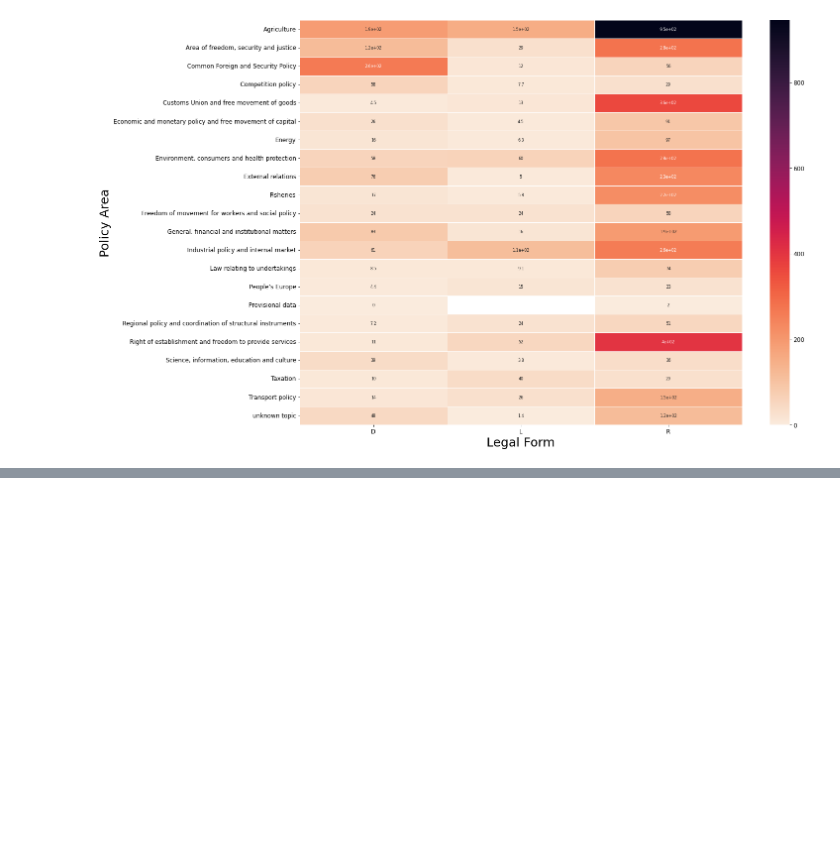
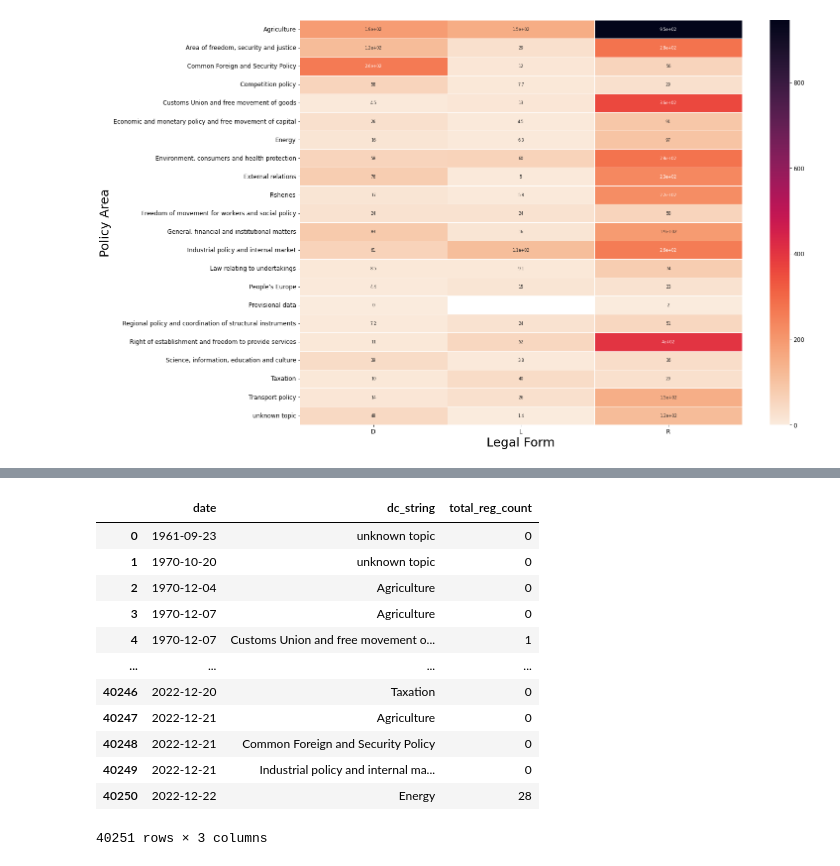
Before and after one commit to nature-of-eu-rules/eu-legislation-strictness-analysis, a Jupyter notebook: analysis.ipynb, the cells around one changed output, grey strips where cells are left out. Cells and saved outputs as stored; diff of their text form; code cells hidden in the pictures; blank space fills up the shorter version.

```diff
--- a/analysis.ipynb
+++ b/analysis.ipynb
@@ -461,0 +498,25 @@ Text(0.5, 111.0, 'Legal Form')
+# %%
+data_analysis = None
+if strictness_metric == 'count':
+    date_analysis = metadata_df.groupby(['date', 'dc_string'])['reg_count'].sum()
+    no_ind_date = date_analysis.reset_index(drop=False)
+else:
+    date_analysis = metadata_df.groupby(['date', 'dc_string'])['reg_count'].mean(numeric_only=True)
+    no_ind_date = date_analysis.reset_index(drop=False)
+
+date_analysis_df = pd.DataFrame(no_ind_date.values.tolist(), columns=['date', 'dc_string', metric_col])
+date_analysis_df
+# %% [output]
+|  | date | dc_string | total_reg_count |
+| 0 | 1961-09-23 | unknown topic | 0 |
+| 1 | 1970-10-20 | unknown topic | 0 |
+| 2 | 1970-12-04 | Agriculture | 0 |
+| 3 | 1970-12-07 | Agriculture | 0 |
+| 4 | 1970-12-07 | Customs Union and free movement o... | 1 |
+| ... | ... | ... | ... |
+| 40246 | 2022-12-20 | Taxation | 0 |
+| 40247 | 2022-12-21 | Agriculture | 0 |
+| 40248 | 2022-12-21 | Common Foreign and Security Policy | 0 |
+| 40249 | 2022-12-21 | Industrial policy and internal ma... | 0 |
+| 40250 | 2022-12-22 | Energy | 28 |
+40251 rows × 3 columns
```
Also changed, not shown: parts of 14 cells of this notebook.
